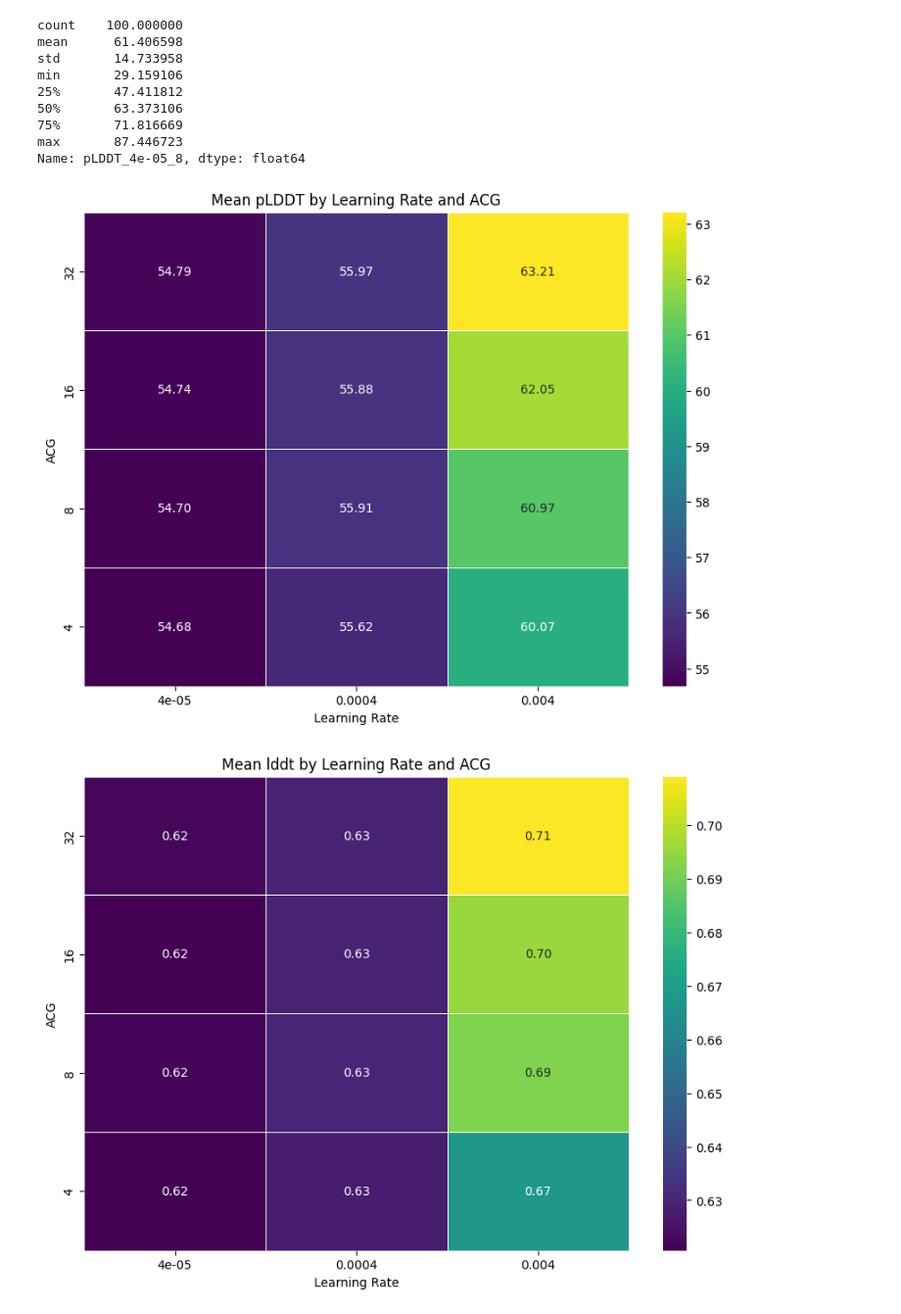
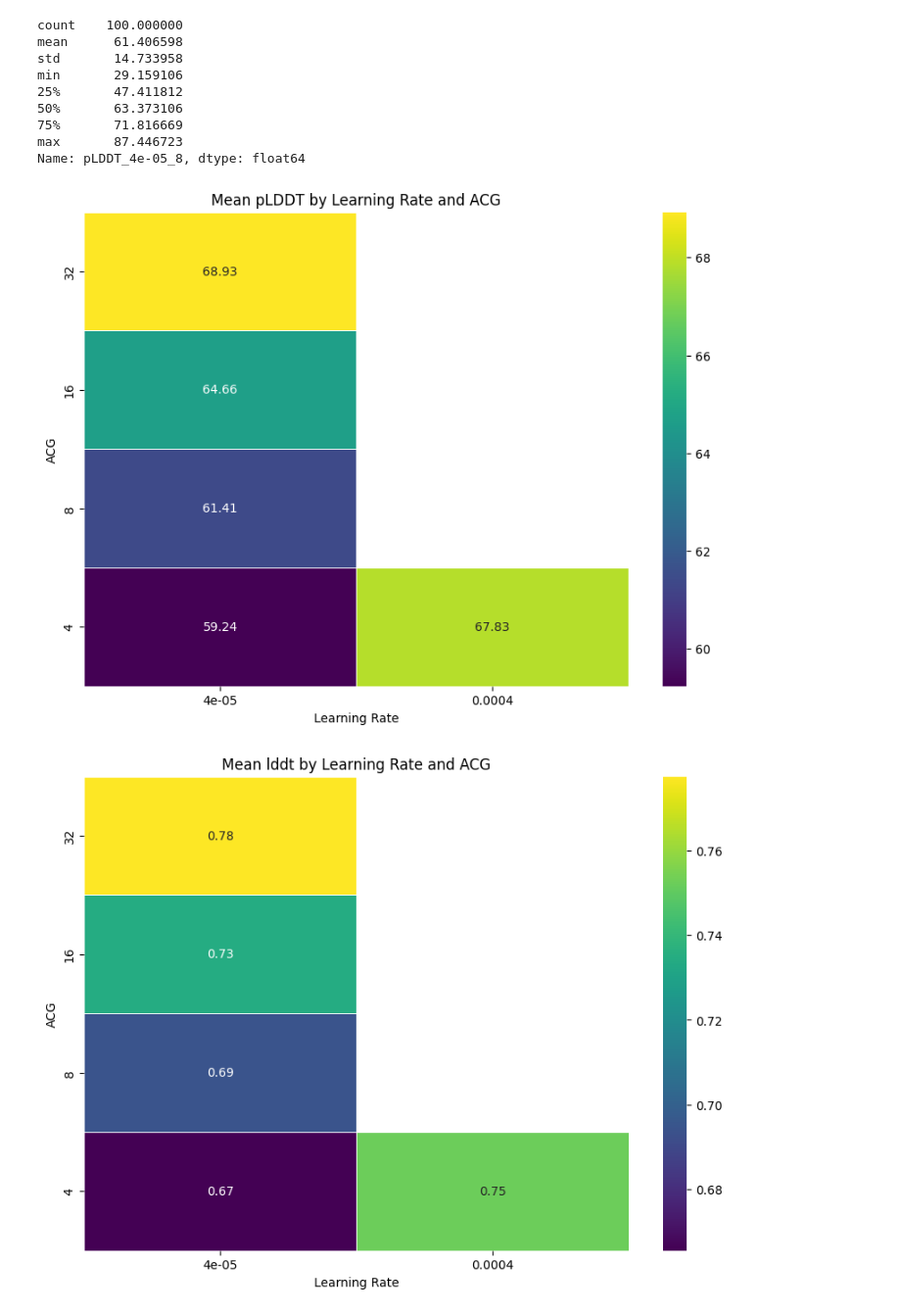
Before and after one commit to pimenol/ProteinTTT, a Jupyter notebook: notebooks/ProteinTTT_MSA.ipynb, the cells around one changed output. Shown at 98% size. Drawn from its saved outputs; the diff is of its cells as text; code cells hidden in the pictures.

```diff
--- a/notebooks/ProteinTTT_MSA.ipynb
+++ b/notebooks/ProteinTTT_MSA.ipynb
@@ -132,0 +357,2 @@ FileNotFoundError: [Errno 2] No such file or directory: '/scratch/project/open-3
+# %%
+results = pd.read_csv('/scratch/project/open-35-8/pimenol1/ProteinTTT/ProteinTTT/data/bfvd/results_msa/results_3331218.tsv', sep="\t")
@@ -352,17 +598,11 @@ def extract_params(col_name):
 
 # List of columns to process
 columns_to_process = [
-    'pLDDT_0.004_32', 'lddt_0.004_32', 'tm_score_0.004_32',
-       'pLDDT_4e-05_16', 'lddt_4e-05_16', 'tm_score_4e-05_16', 'pLDDT_0.004_8',
-       'lddt_0.004_8', 'tm_score_0.004_8', 'pLDDT_0.0004_16', 'lddt_0.0004_16',
-       'tm_score_0.0004_16', 'pLDDT_4e-05_4', 'lddt_4e-05_4',
-       'tm_score_4e-05_4', 'pLDDT_0.004_4', 'lddt_0.004_4', 'tm_score_0.004_4',
-       'pLDDT_0.0004_4', 'lddt_0.0004_4', 'tm_score_0.0004_4',
-       'pLDDT_0.004_16', 'lddt_0.004_16', 'tm_score_0.004_16',
-       'pLDDT_4e-05_32', 'lddt_4e-05_32', 'tm_score_4e-05_32',
-       'pLDDT_0.0004_8', 'lddt_0.0004_8', 'tm_score_0.0004_8',
-       'pLDDT_0.0004_32', 'lddt_0.0004_32', 'tm_score_0.0004_32',
-       'pLDDT_4e-05_8', 'lddt_4e-05_8', 'tm_score_4e-05_8'
+    'pLDDT_4e-05_4', 'lddt_4e-05_4', 'tm_score_4e-05_4', 'pLDDT_4e-05_16',
+       'lddt_4e-05_16', 'tm_score_4e-05_16', 'pLDDT_4e-05_32', 'lddt_4e-05_32',
+       'tm_score_4e-05_32', 'pLDDT_4e-05_8', 'lddt_4e-05_8',
+       'tm_score_4e-05_8', 'pLDDT_0.0004_4', 'lddt_0.0004_4',
+       'tm_score_0.0004_4'
 ]
 
 # Create a list to store the extracted data
@@ -372,32 +612,32 @@ for col in columns_to_process:
     lr, acg = extract_params(col)
     if lr is not None and acg is not None:
         # Assuming 'results' is your dataframe loaded in cell 11
         mean_value = results[col].mean()
         metric_name = col.split('_')[0] # e.g., pLDDT, lddt, tm_score
         data_for_heatmap.append({'Learning Rate': lr, 'ACG': acg, 'Metric': metric_name, 'Mean Value': mean_value})
 
 # Convert to DataFrame for easier pivoting
 heatmap_df = pd.DataFrame(data_for_heatmap)
 
 # Pivot the table to get 'Learning Rate' on x-axis, 'ACG' on y-axis, and 'Mean Value' as values
 # We will create a separate heatmap for each metric (pLDDT, lddt, tm_score)
 
 metrics = heatmap_df['Metric'].unique()
 
 for metric in metrics:
     metric_df = heatmap_df[heatmap_df['Metric'] == metric]
     pivot_table = metric_df.pivot_table(index='ACG', columns='Learning Rate', values='Mean Value')
 
     # Sort the index (ACG) and columns (Learning Rate) for better visualization
     pivot_table = pivot_table.sort_index(ascending=False)
     pivot_table = pivot_table.sort_index(axis=1)
 
     plt.figure(figsize=(10, 7))
     sns.heatmap(pivot_table, annot=True, fmt=".2f", cmap="viridis", linewidths=.5)
     plt.title(f'Mean {metric} by Learning Rate and ACG')
     plt.xlabel('Learning Rate')
     plt.ylabel('ACG')
     plt.show()
 # %% [output]
-[figure, old version]
+[figure, new version]
-[figure, old version]
+[figure, new version]
```
Also changed, not shown: parts of 21 cells of this notebook.
